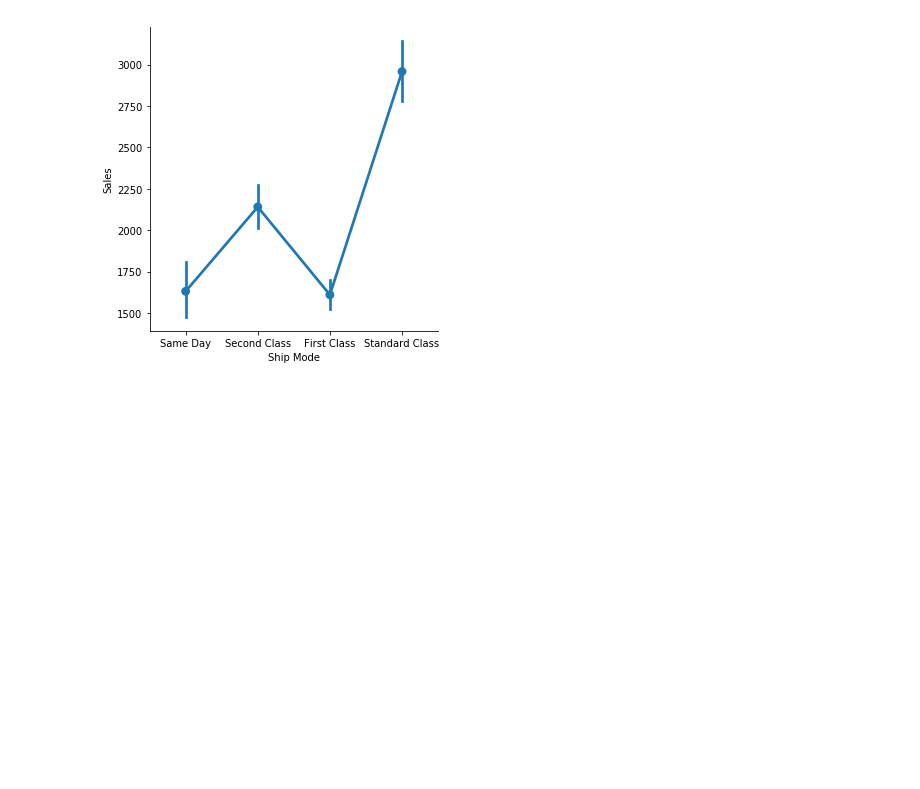
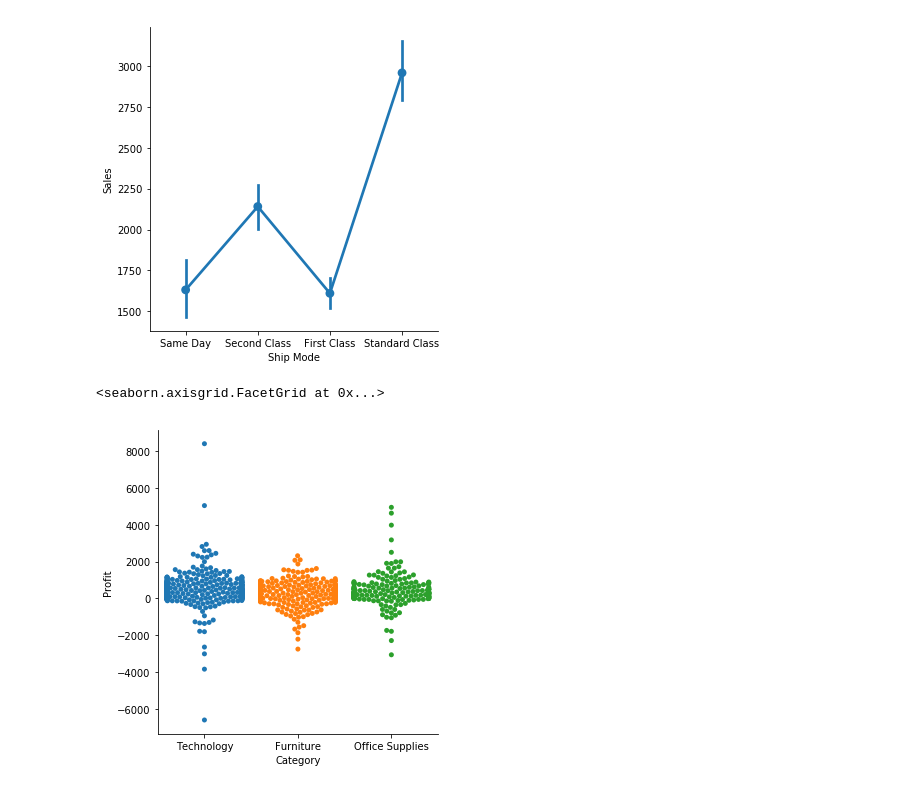
Before and after one commit to Jadatravu/Tutorials, a Jupyter notebook: ML/Categorical_data_plots_seaborn.ipynb, the cells around one changed output. Cells and saved outputs as stored; diff of their text form; code cells hidden in the pictures; blank space fills up the shorter version.

```diff
--- a/ML/Categorical_data_plots_seaborn.ipynb
+++ b/ML/Categorical_data_plots_seaborn.ipynb
@@ -79,3 +91,8 @@ sns.catplot(x='Ship Mode',y='Sales',kind="point",data=df)
 # %% [output]
 <seaborn.axisgrid.FacetGrid at 0x...>
 [figure]
+# %%
+sns.catplot(x='Category',y='Profit',kind="swarm",data=df)
+# %% [output]
+<seaborn.axisgrid.FacetGrid at 0x...>
+[figure, added]
```
Also changed, not shown: parts of 25 cells of this notebook, 2 other files.
